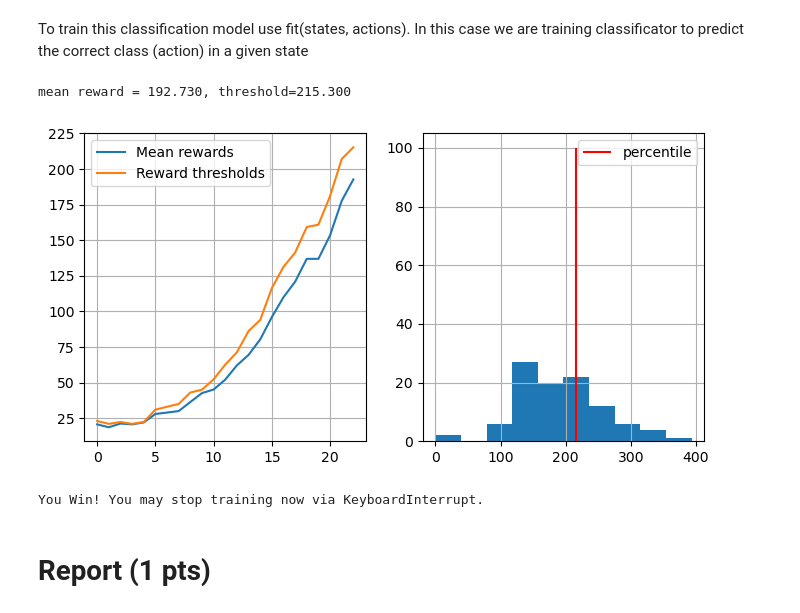
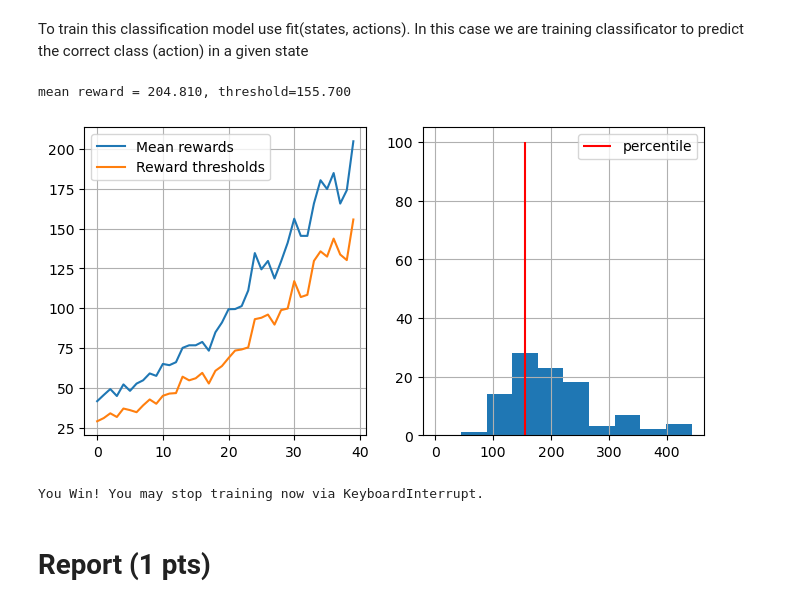
Before and after one commit to ArslanGalyaviev/ml-homework-Galyaviev-Arslan, a Jupyter notebook: crossentropy_method_practice_easy.ipynb, the cells around one changed output. Cells and saved outputs as stored; diff of their text form; code cells hidden in the pictures.

```diff
--- a/crossentropy_method_practice_easy.ipynb
+++ b/crossentropy_method_practice_easy.ipynb
@@ -274,7 +286,7 @@ def show_progress(rewards_batch,log, reward_range=[-990,+10]):
 policy = np.zeros((n_states, n_actions)) + float(1) / n_actions
 # %%
 n_sessions = 250  #sample this many sessions
-percentile = 70  #take this percent of session with highest rewards
+percentile = 30  #take this percent of session with highest rewards
 learning_rate = 0.5  #add this thing to all counts for stability
 
 log = []
@@ -285,7 +297,7 @@ for i in range(100):
 
     states_batch,actions_batch,rewards_batch = zip(*sessions)
 
-    elite_states, elite_actions = select_elites(states_batch,actions_batch,np.array(rewards_batch),percentile=50)
+    elite_states, elite_actions = select_elites(states_batch,actions_batch,np.array(rewards_batch),percentile)
 
     new_policy = update_policy(elite_states,elite_actions)
 
@@ -340,7 +352,7 @@ for percentile in percentiles:
 
         states_batch,actions_batch,rewards_batch = zip(*sessions)
 
-        elite_states, elite_actions = select_elites(states_batch,actions_batch,np.array(rewards_batch),percentile=50)
+        elite_states, elite_actions = select_elites(states_batch,actions_batch,np.array(rewards_batch),percentile)
 
         #set new policy
         new_policy = update_policy(elite_states,elite_actions)
@@ -445,7 +457,7 @@ def generate_session(policy,t_max=10**4):
     return states,actions,total_reward
 # %%
 n_sessions = 200  #sample this many sessions
-percentile = 95  #take this percent of session with highest rewards
+percentile = 50  #take this percent of session with highest rewards
 learning_rate = 0.2  #add this thing to all counts for stability
 
 log = []
@@ -457,7 +469,7 @@ for i in range(1000):
 
     states_batch,actions_batch,rewards_batch = zip(*sessions)
 
-    elite_states, elite_actions = select_elites(states_batch,actions_batch,np.array(rewards_batch),percentile=50)
+    elite_states, elite_actions = select_elites(states_batch,actions_batch,np.array(rewards_batch),percentile)
 
     #code here
     new_policy = update_policy(elite_states,elite_actions)
@@ -587,25 +589,25 @@ def select_elites(states_batch,actions_batch,rewards_batch,percentile=50):
 To train this classification model use fit(states, actions). In this case we are training classificator to predict the correct class (action) in a given state
 # %%
 n_sessions = 100
-percentile = 70
+percentile = 30
 log = []
 
 for i in range(100):
     sessions = [generate_session() for _ in range(n_sessions)]
 
     states_batch,actions_batch,rewards_batch = zip(*sessions)
 
-    elite_states, elite_actions = select_elites(states_batch,actions_batch,rewards_batch,percentile=50)
+    elite_states, elite_actions = select_elites(states_batch,actions_batch,rewards_batch,percentile)
 
     agent.fit(elite_states, elite_actions)
     show_progress(rewards_batch,log,reward_range=[0,np.max(rewards_batch)])
 
     if np.mean(rewards_batch)> 190:
         print("You Win! You may stop training now via KeyboardInterrupt.")
         break
 # %% [output]
-mean reward = 192.730, threshold=215.300
+mean reward = 204.810, threshold=155.700
-[figure, old version]
+[figure, new version]
 You Win! You may stop training now via KeyboardInterrupt.
 # %% [markdown]
 # Report (1 pts)
```
Also changed, not shown: parts of 8 cells of this notebook.
